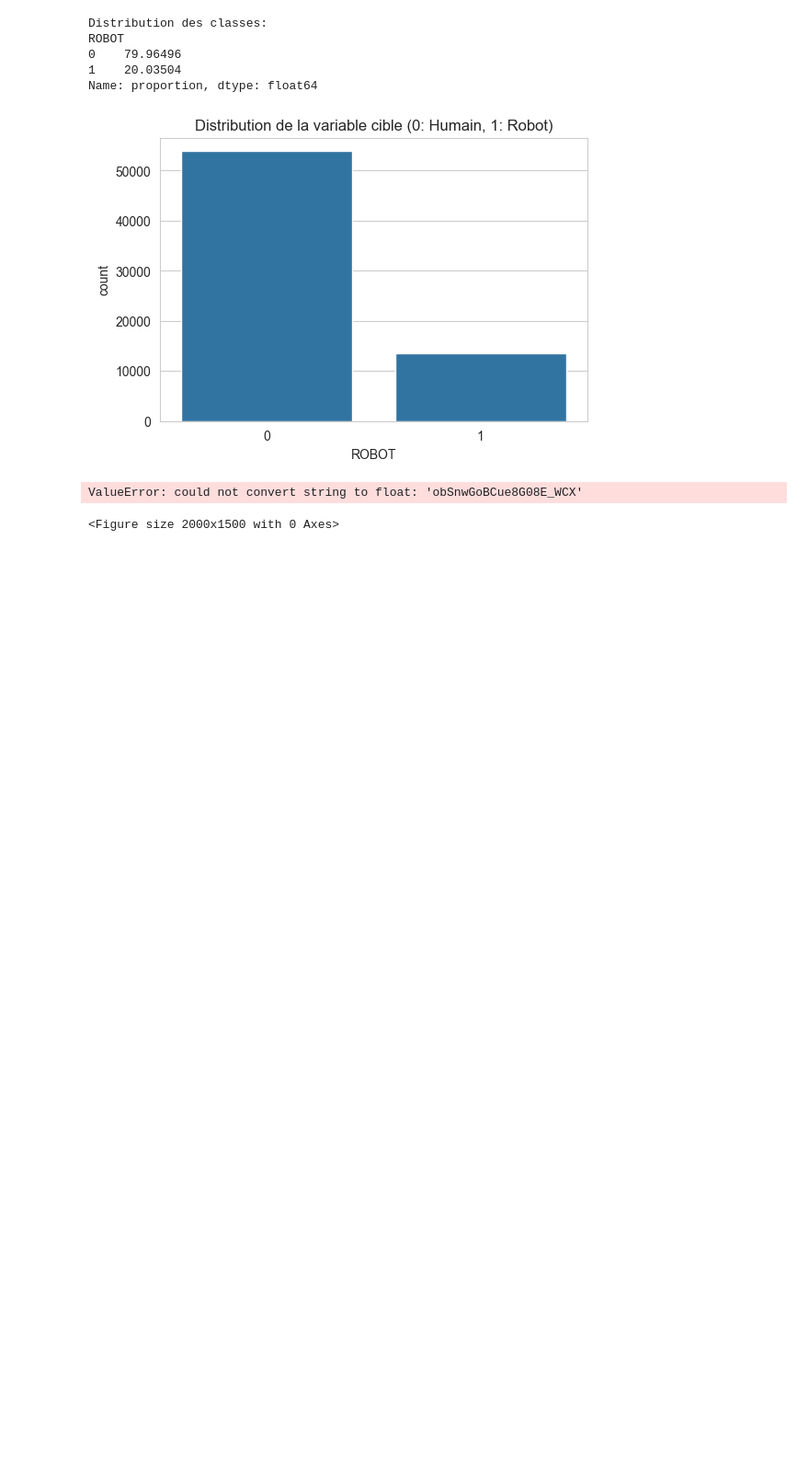
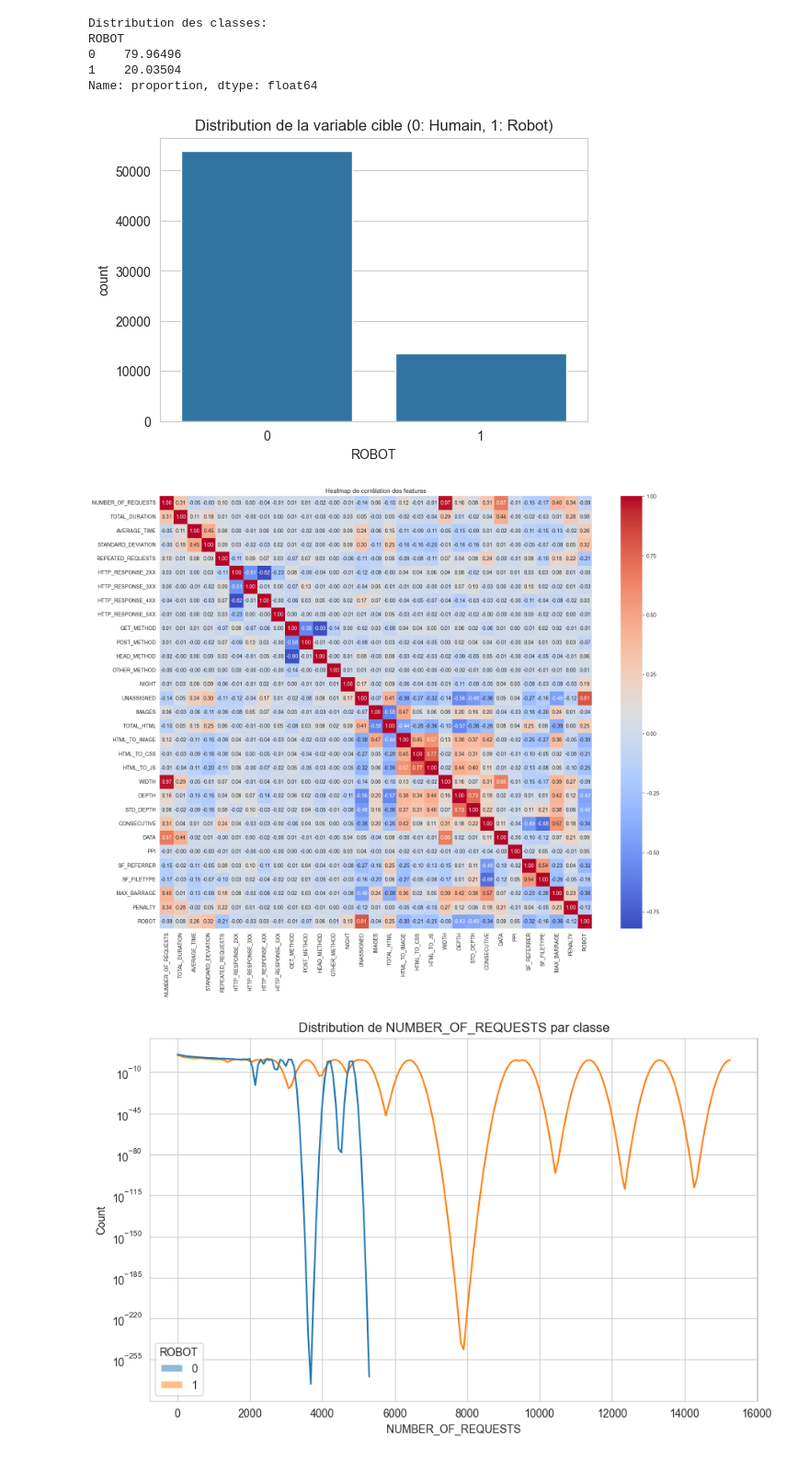
Before and after one commit to AlbinMorisseau/bot-detection, a Jupyter notebook: notebooks/EDA.ipynb, the cells around one changed output. Shown at 92% size. Saved outputs shown, nothing was run; the diff lists cells and outputs as text; code cells hidden in the pictures; blank space fills up the shorter version.

```diff
--- a/notebooks/EDA.ipynb
+++ b/notebooks/EDA.ipynb
@@ -77,32 +60,37 @@ ROBOT
 Name: proportion, dtype: float64
 [figure]
 # %%
-# Analyse des corrélations entre les features du dataset et identificatiosn d'éventuels outliers
+# Etude des corrélations des des outliers
+
+df_numeric = df.drop(columns=['ID'])
 
 # Corrélation entre les variables numériques
 plt.figure(figsize=(20, 15))
-correlation_matrix = df.corr()
-sns.heatmap(correlation_matrix, annot=False, cmap='coolwarm')
+correlation_matrix = df_numeric.corr()
+sns.heatmap(correlation_matrix, annot=True, fmt=".2f", cmap='coolwarm', square=True)
 plt.title('Heatmap de corrélation des features')
 plt.show()
 
-# Distribution de quelques variables clés en fonction de la cible
-features_to_plot = ['NUMBER_OF_REQUESTS', 'TOTAL_DURATION', 'AVERAGE_TIME', 'HTTP_RESPONSE_4XX', 'DATA']
+# Distribution de quelques variables semblant intéressantes en fonction de la cible
+features_to_plot = ['NUMBER_OF_REQUESTS', 'TOTAL_DURATION', 'AVERAGE_TIME', 'UNASSIGNED', 'DEPTH']
 
 for feature in features_to_plot:
     plt.figure(figsize=(10, 6))
-    sns.histplot(data=df, x=feature, hue='ROBOT', kde=True, bins=50)
+    sns.histplot(data=df, x=feature, hue='ROBOT', kde=True, bins=50, log_scale=(False, True))  # log sur y uniquement
     plt.title(f'Distribution de {feature} par classe')
-    plt.yscale('log') # échelle logarithmique pour mieux voir les distributions
     plt.show()
 
-# Box plots pour voir les outliers et les distributions
+# Boxplots pour visualiser les outliers
 for feature in features_to_plot:
     plt.figure(figsize=(10, 6))
     sns.boxplot(data=df, x='ROBOT', y=feature)
     plt.title(f'Boxplot de {feature} par classe')
-    plt.yscale('log')
+
+    # Transformation log pour éviter erreurs
+    if (df[feature] > 0).all():
+        plt.yscale('log')
+
     plt.show()
 # %% [output]
-ValueError: could not convert string to float: 'obSnwGoBCue8G08E_WCX'
-<Figure size 2000x1500 with 0 Axes>
+[figure, added]
+[figure, added]
```
Also changed, not shown: parts of 10 cells of this notebook, 2 other files.
